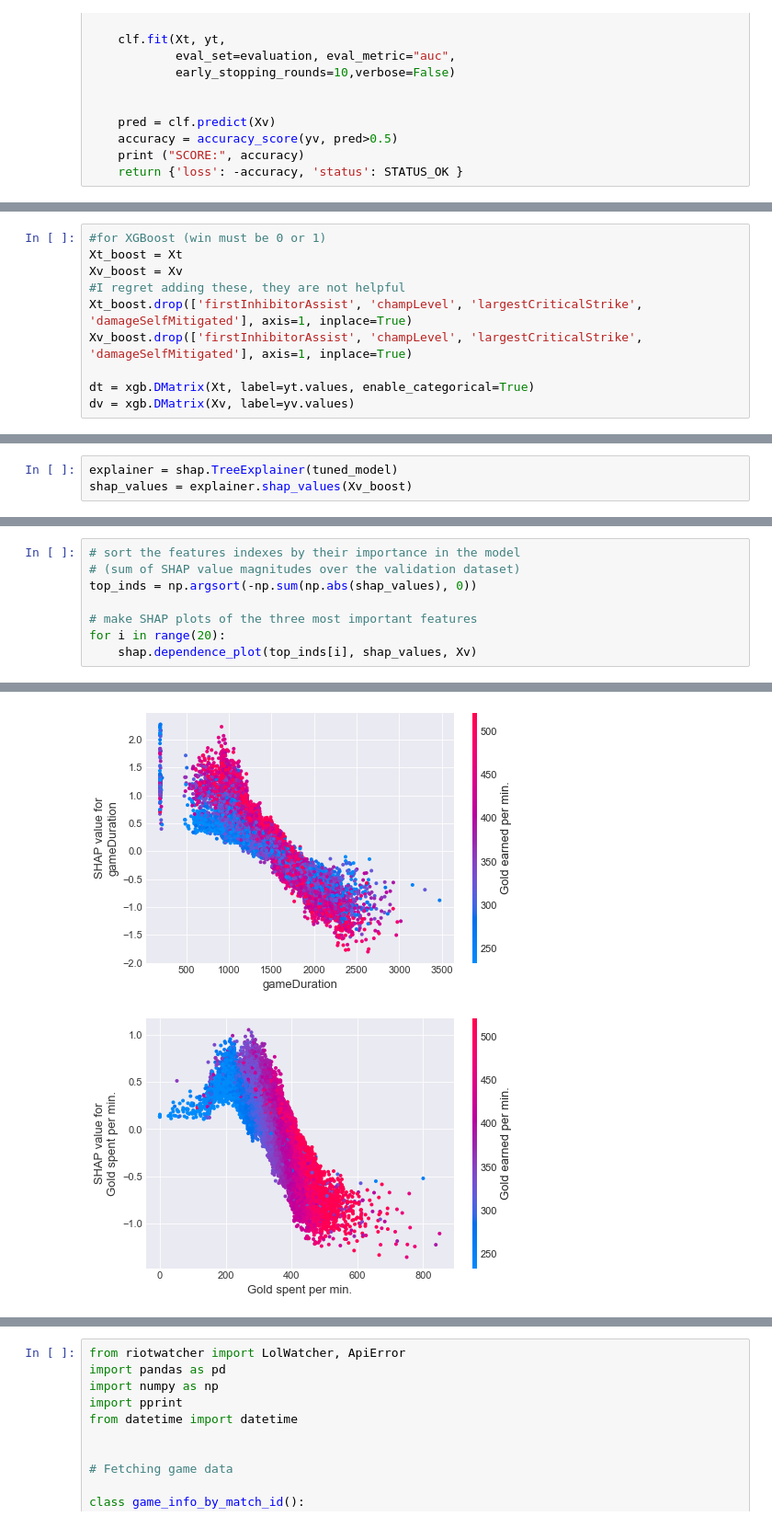
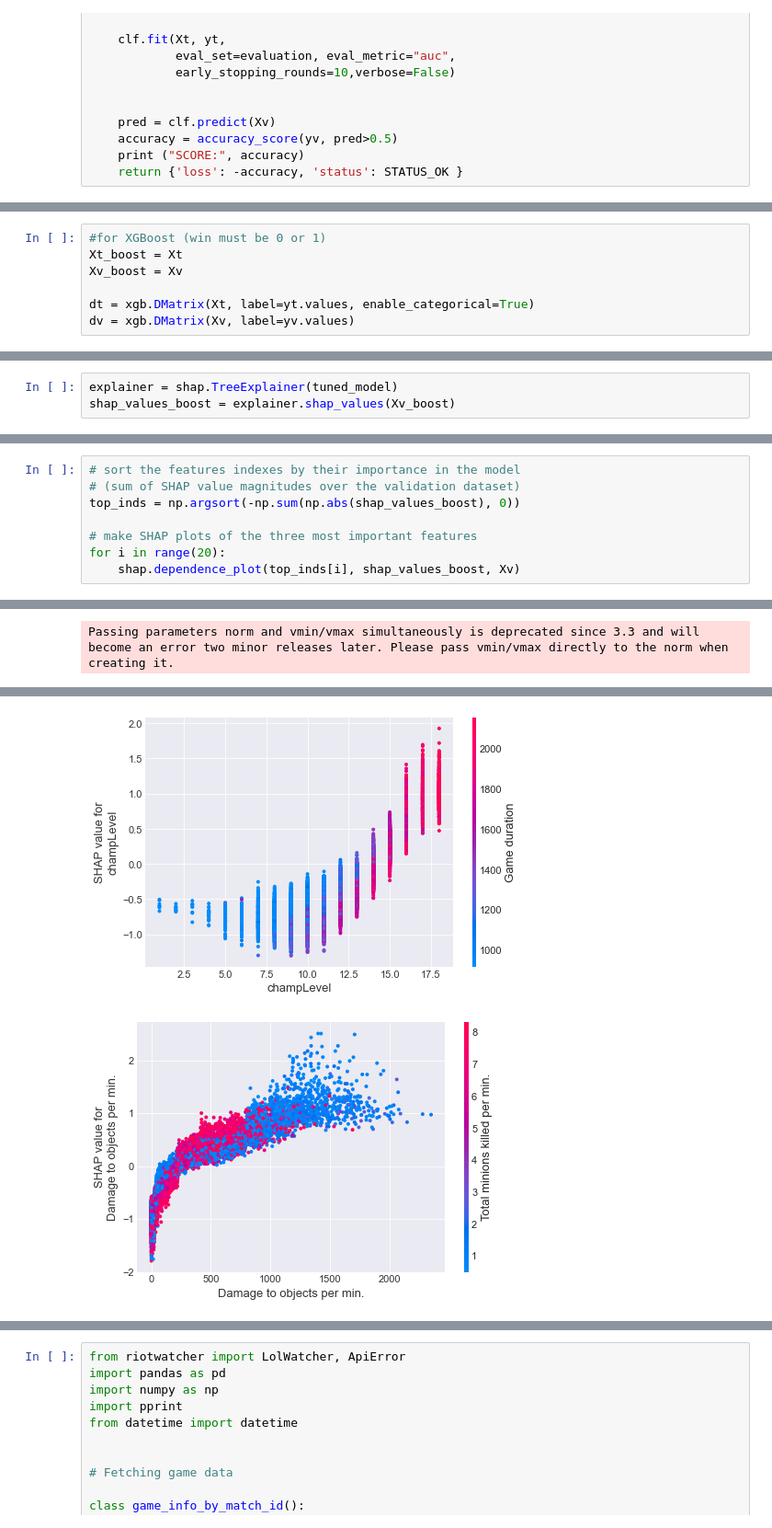
Before and after one commit to yi-ye-zhi-qiu/liam.gg, a Jupyter notebook: analysis.ipynb, the cells around one changed output, grey strips where cells are left out. Shown at 92% size. Cells and saved outputs as stored; diff of their text form.

```diff
--- a/analysis.ipynb
+++ b/analysis.ipynb
@@ -608,9 +647,6 @@ print(best_hyperparams)
 #for XGBoost (win must be 0 or 1)
 Xt_boost = Xt
 Xv_boost = Xv
-#I regret adding these, they are not helpful
-Xt_boost.drop(['firstInhibitorAssist', 'champLevel', 'largestCriticalStrike', 'damageSelfMitigated'], axis=1, inplace=True)
-Xv_boost.drop(['firstInhibitorAssist', 'champLevel', 'largestCriticalStrike', 'damageSelfMitigated'], axis=1, inplace=True)
 
 dt = xgb.DMatrix(Xt, label=yt.values, enable_categorical=True)
 dv = xgb.DMatrix(Xv, label=yv.values)
@@ -647,4 +679,4 @@ Parameters: { silent } might not be used.
 # %%
 explainer = shap.TreeExplainer(tuned_model)
-shap_values = explainer.shap_values(Xv_boost)
+shap_values_boost = explainer.shap_values(Xv_boost)
 # %%
@@ -671,9 +703,9 @@ shap.dependence_plot("Gold earned per min.", shap_values, Xv, interaction_index=
 # %%
 # sort the features indexes by their importance in the model
 # (sum of SHAP value magnitudes over the validation dataset)
-top_inds = np.argsort(-np.sum(np.abs(shap_values), 0))
+top_inds = np.argsort(-np.sum(np.abs(shap_values_boost), 0))
 
 # make SHAP plots of the three most important features
 for i in range(20):
-    shap.dependence_plot(top_inds[i], shap_values, Xv)
+    shap.dependence_plot(top_inds[i], shap_values_boost, Xv)
 # %% [output]
@@ -683,0 +718 @@ for i in range(20):
+Passing parameters norm and vmin/vmax simultaneously is deprecated since 3.3 and will become an error two minor releases later. Please pass vmin/vmax directly to the norm when creating it.
@@ -685,2 +720,2 @@ for i in range(20):
-[figure, old version]
+[figure, new version]
-[figure, old version]
+[figure, new version]
```
Also changed, not shown: parts of 15 cells of this notebook.
